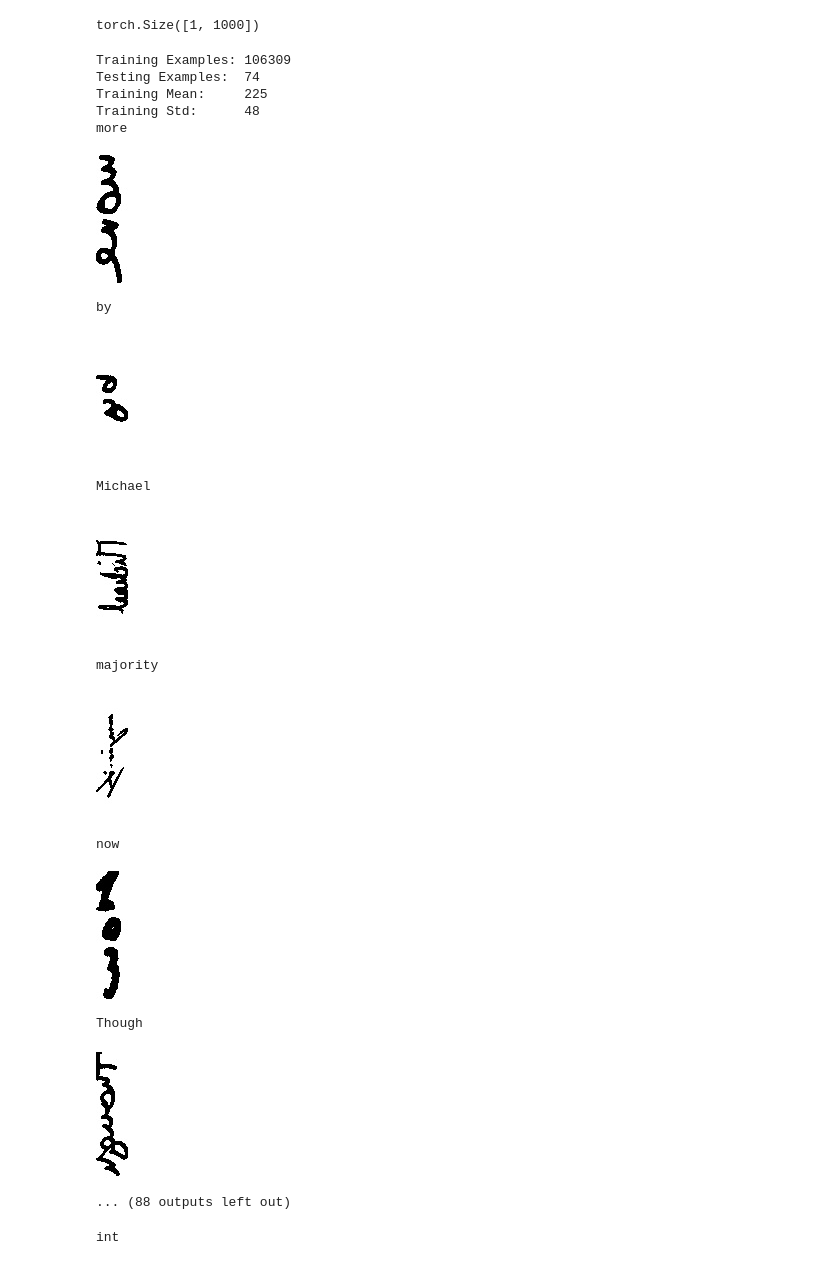
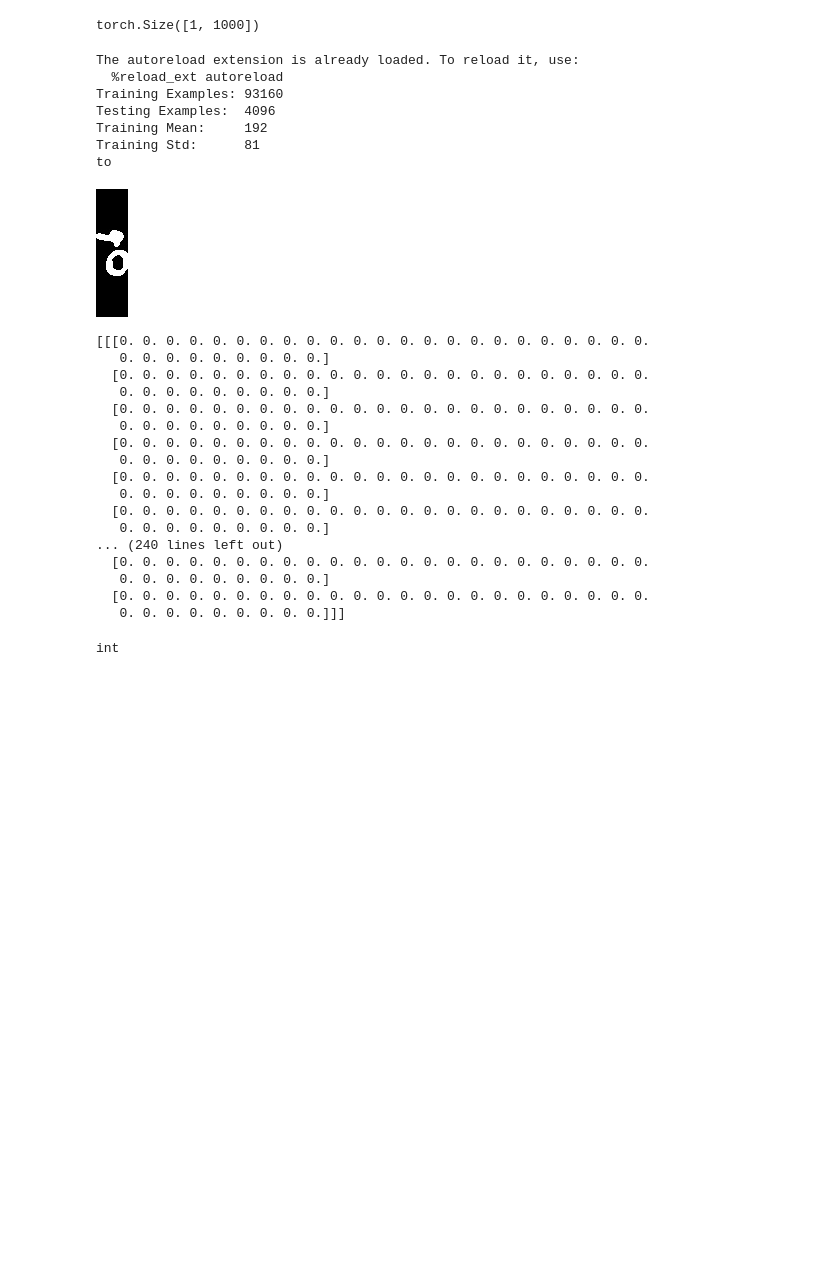
Before and after one commit to mynk322/HTR-Pytorch, a Jupyter notebook: src/Image2Text/train.ipynb, the cells around one changed output. Saved outputs shown, nothing was run; the diff lists cells and outputs as text; code cells hidden in the pictures; blank space fills up the shorter version.

Commit message:
Added Gaussian, Average and Median Filtering

```diff
--- a/src/Image2Text/train.ipynb
+++ b/src/Image2Text/train.ipynb
@@ -86,19 +86,24 @@ output.logits.size()
 # %% [output]
 torch.Size([1, 1000])
 # %%
+%load_ext autoreload
+%autoreload 2
+
 import torch
 from torch.utils.data import Dataset, DataLoader
 import torch.optim as optim
 import torchvision.transforms.functional as TF
 from torchvision import transforms
+
 from tqdm import tqdm
 import matplotlib.pyplot as plt
 import numpy as np
+import sys
 
 import config
 from model import Image2TextNet
 from dataset import HandWritingLinesDataset
-from preprocessing import Rescale, GreyscaleToBlackAndWhite, TransposeImage
+from preprocessing import Rescale, GreyscaleToBlackAndWhite, TransposeImage, GaussianFiltering, AverageFiltering, MedianPool2d
 import engine
 
 transform = transforms.Compose([
@@ -116,58 +121,72 @@ transform = transforms.Compose([
     TransposeImage(),
     Rescale((config.IMAGE_H, config.IMAGE_W)),
     transforms.Normalize(mean=(mean,), std=(std,)),
-    GreyscaleToBlackAndWhite()
+#     AverageFiltering(channels=1, kernel_size=5),
+    GaussianFiltering(channels=1, kernel_size=5, sigma=1),
+    GreyscaleToBlackAndWhite(),
+#     MedianPool2d(kernel_size=5, same=True),
 ])
 
 train_dataset = HandWritingLinesDataset(train=True, transform=transform)
 test_dataset = HandWritingLinesDataset(train=False, transform=transform)
 
 train = DataLoader(train_dataset, batch_size=32)
 test = DataLoader(test_dataset, batch_size=len(test_dataset))
 
 print("Training Examples: %d" % (len(train_dataset)))
 print("Testing Examples:  %d" % (len(test_dataset)))
 
 print("Training Mean:     %d" % (mean))
 print("Training Std:      %d" % (std))
 
 k = 0
-lim = 50
-off = 7
+lim = 1
+off = 1
 
 def imshow(img):
     import cv2
     import IPython
     _,ret = cv2.imencode('.jpg', img)
     i = IPython.display.Image(data=ret)
     IPython.display.display(i)
 
 for bi, d in enumerate(train):
     inputs, targets = d["image"], d["text"]
     print(targets[off])
     imshow(inputs[off].numpy().reshape(config.IMAGE_H, config.IMAGE_W, 1) * 255)
+    np.set_printoptions(threshold=sys.maxsize)
+    print(inputs[off].numpy())
+    np.set_printoptions(threshold=1000)
 
     k += 1
     if k == lim:
         break
 # %% [output]
-Training Examples: 106309
-Testing Examples:  74
-Training Mean:     225
-Training Std:      48
-more
+The autoreload extension is already loaded. To reload it, use:
+  %reload_ext autoreload
+Training Examples: 93160
+Testing Examples:  4096
+Training Mean:     192
+Training Std:      81
+to
-[figure, old version]
+[figure, new version]
-by
+[[[0. 0. 0. 0. 0. 0. 0. 0. 0. 0. 0. 0. 0. 0. 0. 0. 0. 0. 0. 0. 0. 0. 0.
+   0. 0. 0. 0. 0. 0. 0. 0. 0.]
+  [0. 0. 0. 0. 0. 0. 0. 0. 0. 0. 0. 0. 0. 0. 0. 0. 0. 0. 0. 0. 0. 0. 0.
+   0. 0. 0. 0. 0. 0. 0. 0. 0.]
+  [0. 0. 0. 0. 0. 0. 0. 0. 0. 0. 0. 0. 0. 0. 0. 0. 0. 0. 0. 0. 0. 0. 0.
+   0. 0. 0. 0. 0. 0. 0. 0. 0.]
+  [0. 0. 0. 0. 0. 0. 0. 0. 0. 0. 0. 0. 0. 0. 0. 0. 0. 0. 0. 0. 0. 0. 0.
+   0. 0. 0. 0. 0. 0. 0. 0. 0.]
+  [0. 0. 0. 0. 0. 0. 0. 0. 0. 0. 0. 0. 0. 0. 0. 0. 0. 0. 0. 0. 0. 0. 0.
+   0. 0. 0. 0. 0. 0. 0. 0. 0.]
+  [0. 0. 0. 0. 0. 0. 0. 0. 0. 0. 0. 0. 0. 0. 0. 0. 0. 0. 0. 0. 0. 0. 0.
+   0. 0. 0. 0. 0. 0. 0. 0. 0.]
+... (240 lines left out)
+  [0. 0. 0. 0. 0. 0. 0. 0. 0. 0. 0. 0. 0. 0. 0. 0. 0. 0. 0. 0. 0. 0. 0.
+   0. 0. 0. 0. 0. 0. 0. 0. 0.]
+  [0. 0. 0. 0. 0. 0. 0. 0. 0. 0. 0. 0. 0. 0. 0. 0. 0. 0. 0. 0. 0. 0. 0.
+   0. 0. 0. 0. 0. 0. 0. 0. 0.]]]
-[figure, removed]
-Michael
-[figure, removed]
-majority
-[figure, removed]
-now
-[figure, removed]
-Though
-[figure, removed]
-... (88 outputs left out)
 # %%
 import editdistance
 type(editdistance.eval("djdfj", "skdfj"))
```
Also changed, not shown: 4 other files.
